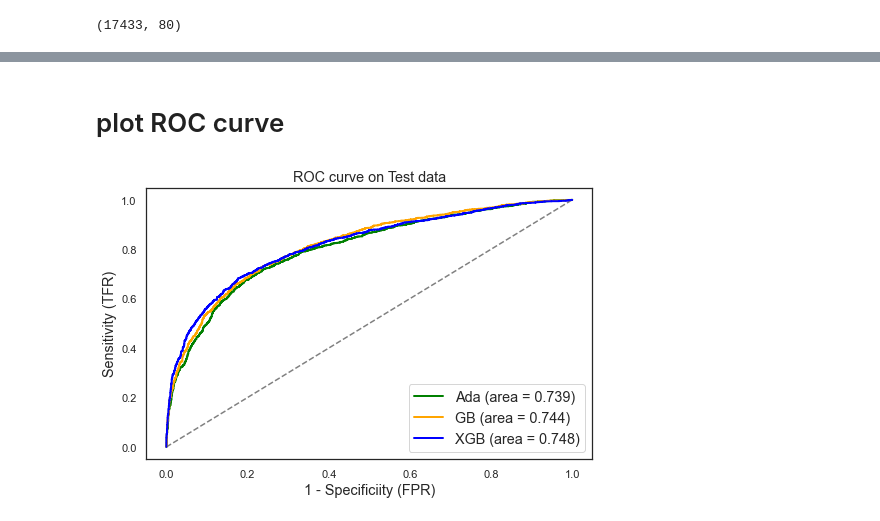
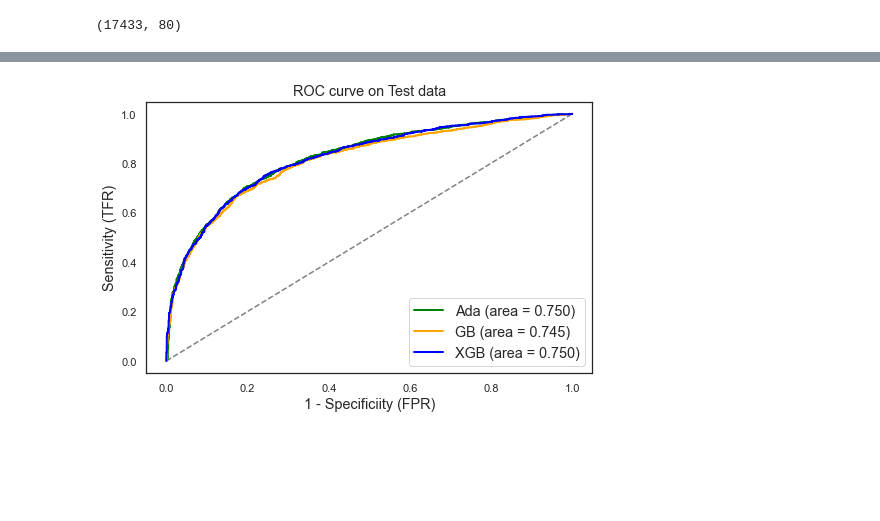
Before and after one commit to tantanwy/Assign2Group, a Jupyter notebook: part3_MIMIC4_3_baselineModels.ipynb, the cells around one changed output, grey strips where cells are left out. Cells and saved outputs as stored; diff of their text form; code cells hidden in the pictures; blank space fills up the shorter version.

```diff
--- a/part3_MIMIC4_3_baselineModels.ipynb
+++ b/part3_MIMIC4_3_baselineModels.ipynb
@@ -289,7 +280,7 @@ def plotROCcurve (modelX, X_train, y_train, X_test, y_test):
 ## define scaler
 #==============
 # fit scaler on the training dataset
-scaler = MinMaxScaler()
+scaler = StandardScaler() #MinMaxScaler()
 scaler.fit(X_train)
 
 # scale the data
@@ -392,11 +413,23 @@ from sklearn.ensemble import GradientBoostingClassifier
 ModelLabel = "GradientBoostingClassifier"
 
 # define paramters
-model_GB = GradientBoostingClassifier(random_state=123) #n_estimators=1000,
-model_GB.fit(X_train1, y_train)
+model = GradientBoostingClassifier(random_state=123) #n_estimators=1000,
+cv = RepeatedStratifiedKFold(n_splits=5, n_repeats=3, random_state=1)
+#model_GB.fit(X_train1, y_train)
+
+#defining parameter range
+param_grid = {'n_estimators':list(range(1, 301, 51)),
+              'learning_rate':[ 0.001, 0.01, 1],
+              'max_depth' : [3,5,7,9]}
+
+grid_GB= GridSearchCV(model, param_grid, refit = True, verbose = 3,n_jobs=-1, scoring='accuracy') #cv=cv
+grid_GB.fit(X_train1, y_train)
+
+# print best parameter after tuning
+print('Model best parameters    : ', grid_GB.best_params_, "\n")
 
 #Training data performance
-pred = model_GB.predict(X_train1)
+pred = grid_GB.predict(X_train1)
 true = y_train
 
 print('Model    : ', ModelLabel)
@@ -404,17 +437,19 @@ print('Accuracy : %.3f ' % accuracy_score(true, pred))
 print('ROC_AUC  : %.3f  ' %  roc_auc_score(true, pred))
 
 # Test data performance
-pred = model_GB.predict(X_test1)
+pred = grid_GB.predict(X_test1)
 true = y_test
 
 print("")
 print('Accuracy test data : %.3f ' % accuracy_score(true, pred))
 print('ROC_AUC  test data : %.3f  ' %  roc_auc_score(true, pred))
 
+# Model best parameters    :  {'learning_rate': 1, 'max_depth': 9, 'n_estimators': 256}
+
 # Model    :  GradientBoostingClassifier
-# Accuracy : 0.773
-# ROC_AUC  : 0.773
+# Accuracy : 1.000
+# ROC_AUC  : 1.000
 
 # Accuracy test data : 0.746
-# ROC_AUC  test data : 0.744
+# ROC_AUC  test data : 0.745
 # %% [output]
@@ -429,4 +465,7 @@ ROC_AUC  test data : 0.744
 # %%
+model_XGB = XGBClassifier(learning_rate=0.01, max_depth=9, n_estimators=460, random_state=123)
+model_XGB.fit(X_train1, y_train)
+
 importance = model_XGB.get_booster().get_score(importance_type="gain")
 fi_impt = pd.DataFrame.from_dict(importance, orient='index').reset_index()
 fi_impt.columns =["fi", "score"]
@@ -479,42 +541,40 @@ f_importances(fi_df10["score"] , fi_df10["fi1"], "XGBoost")
-# %% [markdown]
-# plot ROC curve
 # %%
 def plotROCcurve1 (y_train, y_test):
     from sklearn.metrics import roc_curve
     from sklearn.metrics import auc
 
     #ROC curve for test
-    y_predXGB = model_XGB.predict_proba(X_test1)
+    y_predXGB = grid_XGB.predict_proba(X_test1)
     y_predXGB1 = np.where(y_predXGB[:,1]>=0.5,1,0)
     fpr_test1, tpr_test1, thresholds_test = roc_curve(y_test, y_predXGB[:,1])
     fpr_test1A, tpr_test1A, thresholds_test = roc_curve(y_test, y_predXGB1)
     auc_testdata1 = auc(fpr_test1A, tpr_test1A)
 
-    y_predADA = model_ADA.predict_proba(X_test1)
+    y_predADA = grid_ADA.predict_proba(X_test1)
     y_predADA1 = np.where(y_predADA[:,1]>=0.5,1,0)
     fpr_test2, tpr_test2, thresholds_test = roc_curve(y_test, y_predADA[:,1])
     fpr_test2A, tpr_test2A, thresholds_test = roc_curve(y_test, y_predADA1)
     auc_testdata2 = auc(fpr_test2A, tpr_test2A)
 
-    y_predGB = model_GB.predict_proba(X_test1)
+    y_predGB = grid_GB.predict_proba(X_test1)
     y_predGB1 = np.where(y_predGB[:,1]>=0.5,1,0)
     fpr_test3, tpr_test3, thresholds_test = roc_curve(y_test, y_predGB[:,1])
     fpr_test3A, tpr_test3A, thresholds_test = roc_curve(y_test, y_predGB1)
     auc_testdata3 = auc(fpr_test3A, tpr_test3A)
 
     #Plot ROC curve
     plt.figure(figsize=(8, 5))
     plt.plot([0, 1], [0, 1], 'k--', color='grey')
     plt.plot(fpr_test2, tpr_test2, label='Ada (area = {:.3f})'.format(auc_testdata2), color='green', linewidth=2.0)
     plt.plot(fpr_test3, tpr_test3, label='GB (area = {:.3f})'.format(auc_testdata3), color='orange',linewidth=2.0)
     plt.plot(fpr_test1, tpr_test1, label='XGB (area = {:.3f})'.format(auc_testdata1), color='blue', linewidth=2.0)
     plt.xlabel('1 - Specificiity (FPR)', fontsize='large')
     plt.ylabel('Sensitivity (TFR)', fontsize='large')
     plt.title('ROC curve on Test data', fontsize='large')
     plt.legend(loc=4, fontsize='large')
     #plt.savefig("ROC.png", bbox_inches='tight', format='png', dpi=300)
     plt.show()
 
 plotROCcurve1 (y_train, y_test)
 # %% [output]
-[figure, old version]
+[figure, new version]
```
Also changed, not shown: parts of 13 cells of this notebook.
